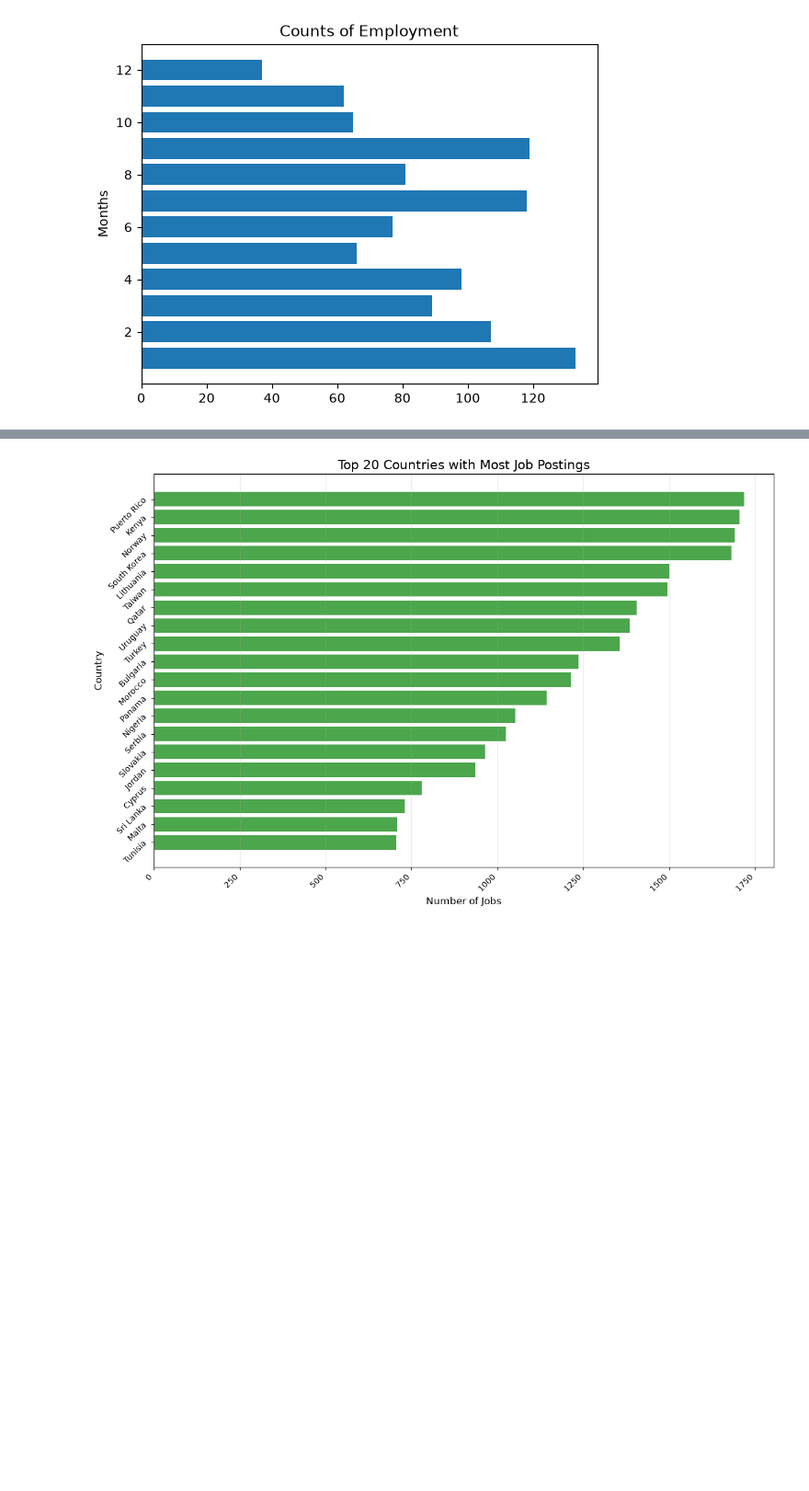
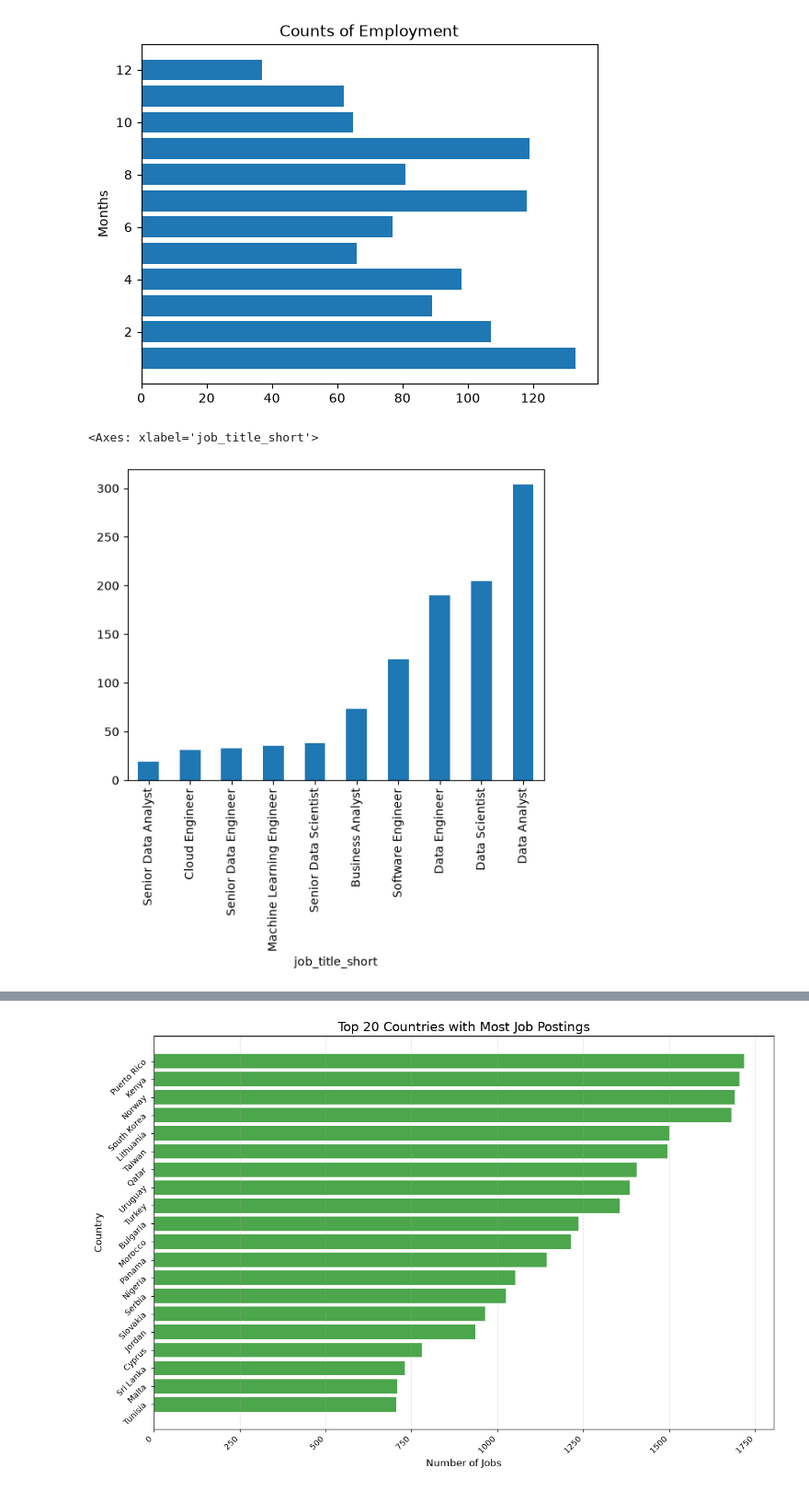
Before and after one commit to dateenbee2442/PYTHON_CORE_TOPICS, a Jupyter notebook: jupterFile.ipynb, the cells around one changed output, grey strips where cells are left out. Shown at 92% size. Cells and saved outputs as stored; diff of their text form; code cells hidden in the pictures; blank space fills up the shorter version.

```diff
--- a/jupterFile.ipynb
+++ b/jupterFile.ipynb
@@ -1434,6 +1433,13 @@ plt.title('Counts of Employment')
 # %% [output]
 Text(0.5, 1.0, 'Counts of Employment')
 [figure]
+# %%
+datas = nigeria_job_salary
+info = datas.job_title_short.value_counts().sort_values()
+info.plot(kind= 'bar')
+# %% [output]
+<Axes: xlabel='job_title_short'>
+[figure, added]
 # %%
 datas = nigeria_job_salary
 info = datas.job_title_short.value_counts()
```
Also changed, not shown: parts of 6 cells of this notebook.
